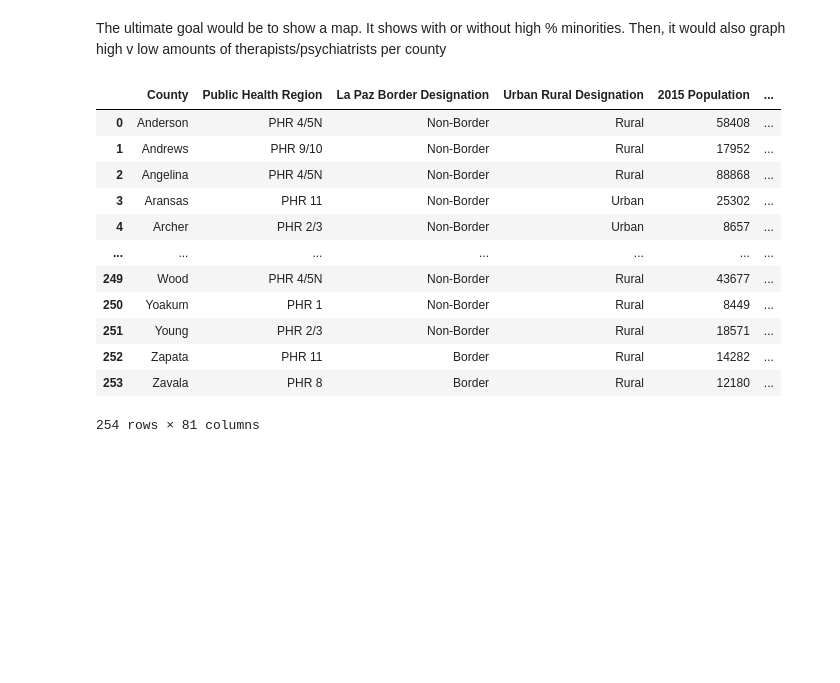
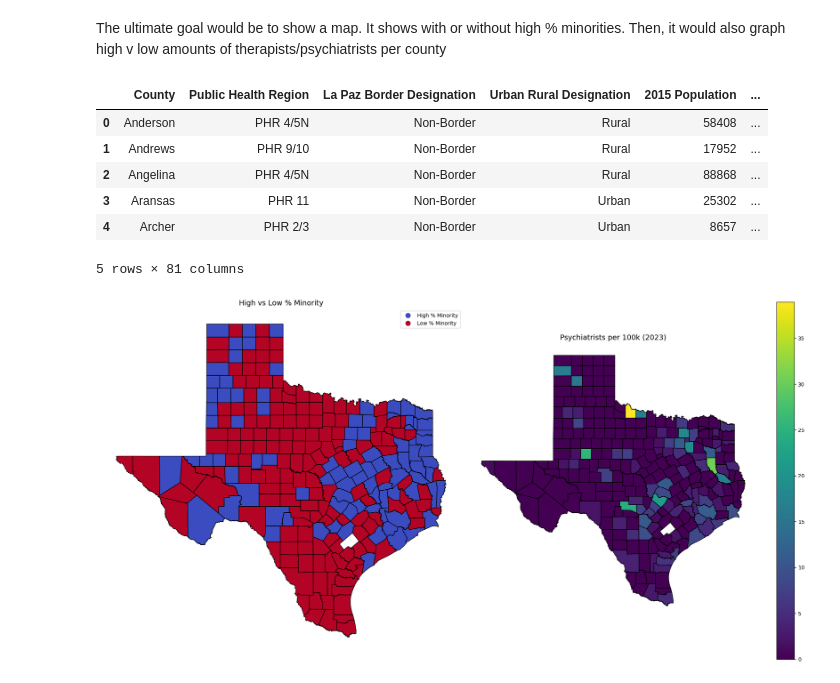
Before and after one commit to AntoAAAAAAAA/Disparities-Dashboard, a Jupyter notebook: MentalHealthCoverage/MentalHealth.ipynb, the cells around one changed output. Saved outputs shown, nothing was run; the diff lists cells and outputs as text; code cells hidden in the pictures; blank space fills up the shorter version.

```diff
--- a/MentalHealthCoverage/MentalHealth.ipynb
+++ b/MentalHealthCoverage/MentalHealth.ipynb
@@ -98,24 +207,48 @@ Then, it would also graph high v low amounts of therapists/psychiatrists per cou
 # %%
 #clean and merge the two datasets
 therapists_data['County'] = therapists_data['County'].str.replace('County', '', case=False).str.strip()
 therapist_merged = pd.merge(left=therapists_data, right=dem_final, left_on='County', right_on='COUNTYNAME',
          how='left')
 therapist_merged.drop(columns='Unnamed: 0', inplace=True)
 
 #Create new column that makes a binary categorical variable
 therapist_merged['High or Low % Minority'] = therapist_merged['COUNTYNAME'].apply(create)
-therapist_merged
+therapist_merged.head()
 # %% [output]
 |  | County | Public Health Region | La Paz Border Designation | Urban Rural Designation | 2015 Population | ... |
 | 0 | Anderson | PHR 4/5N | Non-Border | Rural | 58408 | ... |
 | 1 | Andrews | PHR 9/10 | Non-Border | Rural | 17952 | ... |
 | 2 | Angelina | PHR 4/5N | Non-Border | Rural | 88868 | ... |
 | 3 | Aransas | PHR 11 | Non-Border | Urban | 25302 | ... |
 | 4 | Archer | PHR 2/3 | Non-Border | Urban | 8657 | ... |
-| ... | ... | ... | ... | ... | ... | ... |
-| 249 | Wood | PHR 4/5N | Non-Border | Rural | 43677 | ... |
-| 250 | Yoakum | PHR 1 | Non-Border | Rural | 8449 | ... |
-| 251 | Young | PHR 2/3 | Non-Border | Rural | 18571 | ... |
-| 252 | Zapata | PHR 11 | Border | Rural | 14282 | ... |
-| 253 | Zavala | PHR 8 | Border | Rural | 12180 | ... |
-254 rows × 81 columns
+5 rows × 81 columns
+# %%
+import geopandas as gpd
+import pandas as pd
+import matplotlib.pyplot as plt
+
+# Load shapefile and filter for Texas
+tx_counties = gpd.read_file('/Users/antoantony/Library/CloudStorage/OneDrive-TheUniversityofTexasatAustin/Python/VS_Code/Data Analysis/Disparities Dashboard/texas_shapefile')
+tx_counties = tx_counties[tx_counties['STATEFP'] == '48']
+
+# Prepare your dataset
+therapist_merged['County'] = therapist_merged['County'].str.strip()
+
+# Merge shapefile and your data
+tx_map = tx_counties.merge(therapist_merged, left_on='NAME', right_on='County')
+
+# Calculate psychiatrists per 100k population
+tx_map['Psychiatrists per 100k (2023)'] = tx_map['Psychiatrist 2023'] / tx_map['2023 Population'] * 100000
+
+# Plot side-by-side maps
+fig, axs = plt.subplots(1, 2, figsize=(20, 10))
+tx_map.plot(column='High or Low % Minority', ax=axs[0], legend=True, cmap='coolwarm', edgecolor='black')
+axs[0].set_title('High vs Low % Minority', fontsize=14)
+axs[0].axis('off')
+tx_map.plot(column='Psychiatrists per 100k (2023)', ax=axs[1], legend=True, cmap='viridis', edgecolor='black')
+axs[1].set_title('Psychiatrists per 100k (2023)', fontsize=14)
+axs[1].axis('off')
+plt.tight_layout()
+plt.show()
+# %% [output]
+[figure, added]
```
Also changed, not shown: parts of 10 cells of this notebook, 2 other files.
